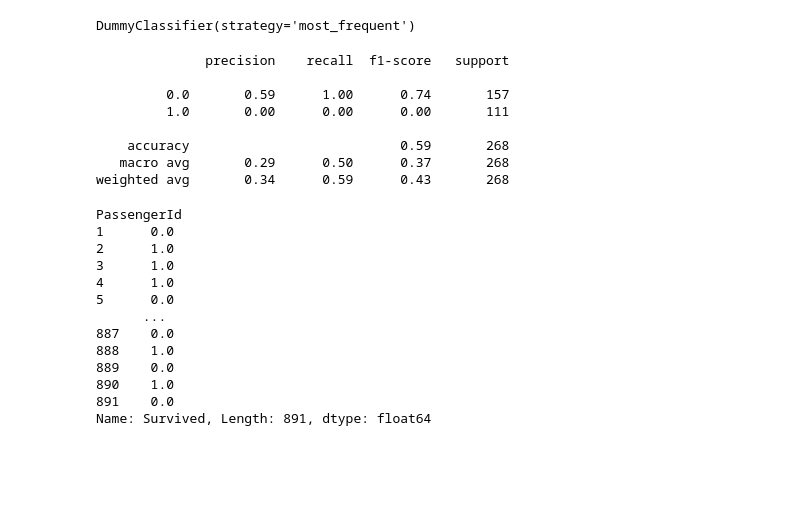
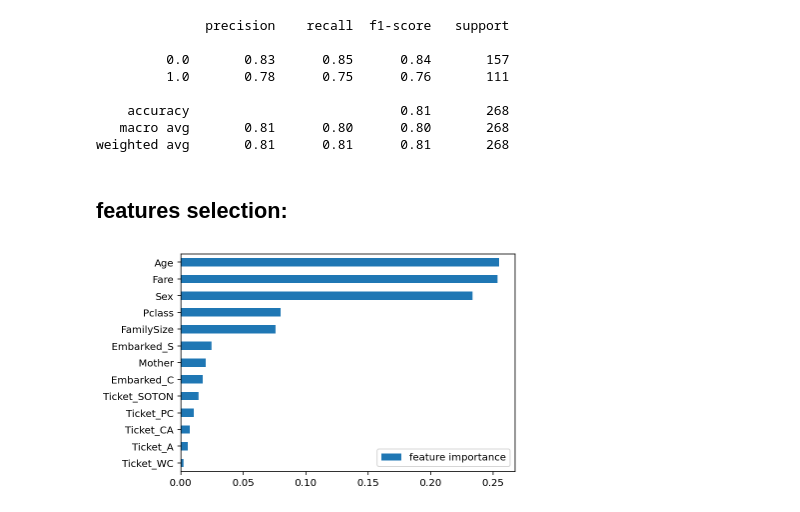
Before and after one commit to dmashchenko/titanic, a Jupyter notebook: titanic.ipynb, the cells around one changed output. Saved outputs shown, nothing was run; the diff lists cells and outputs as text; code cells hidden in the pictures; blank space fills up the shorter version.

```diff
--- a/titanic.ipynb
+++ b/titanic.ipynb
@@ -34,0 +18,30 @@ df = df.drop(['Name'],axis=1)
+# %%
+columns = ['Survived', 'PassengerId', 'Pclass', 'Sex', 'SibSp', 'Parch', 'Fare', 'Name', 'Age', 'Embarked', 'Ticket']
+traindf = pd.read_csv('train.csv', usecols=columns).set_index('PassengerId',)
+testdf = pd.read_csv('test.csv', usecols=columns[1:]).set_index('PassengerId')
+df = pd.concat([traindf, testdf], axis=0, sort=False)
+
+df.Sex.replace({'male':1, 'female':0}, inplace=True)
+df['FamilySize'] = df.SibSp + df.Parch + 1
+
+df['Title'] = df.Name.str.extract(' ([A-Za-z]+)\.', expand=False)
+df['Title'] = df.Title.replace('Ms','Miss')
+df['Title'] = df.Title.replace('Mlle','Miss')
+df['Title'] = df.Title.replace('Mme','Mrs')
+df['Title'] = df.Title.apply(titanic_tools.replace_not_important_with_others)
+df.drop('Name',axis=1, inplace=True)
+
+df['Mother'] = np.where((df.Title=='Mrs') & (df.Parch >0), 1, 0)
+
+df['Ticket'] = df.Ticket.apply(titanic_tools.extract_ticket_type)
+
+df.Age.fillna(df.Title, inplace=True)
+df.Age = df.Age.apply(titanic_tools.get_age_by_title)
+df.drop('Title',axis=1, inplace=True)
+
+df.Fare.fillna(13,inplace=True)
+df.Embarked.fillna('S',inplace=True)
+
+df = pd.get_dummies(df)
+
+df.drop(['Embarked_Q','Parch', 'SibSp', 'Ticket_NO', 'Ticket_OTHER_TICKET'],axis=1, inplace=True)
@@ -34,0 +63,3 @@ df = df.drop(['Name'],axis=1)
+# %%
+df[['Pclass','FamilySize','Fare', 'Age']] = StandardScaler().fit_transform(df[['Pclass','FamilySize','Fare','Age']])
+df.head(5)
@@ -38,35 +77,24 @@ y = df.Survived.loc[traindf.index]
 # %%
 X_train, X_test, y_train, y_test = train_test_split(X,y,test_size = 0.30, random_state=42)
 # %%
-classifier = DummyClassifier(strategy='most_frequent')
-classifier.fit(X_train,y_train)
+classifier = RandomForestClassifier(random_state=42)
+classifier.fit(X_train,y_train);
-# %% [output]
-DummyClassifier(strategy='most_frequent')
 # %%
 y_pred = classifier.predict(X_test)
 print(classification_report(y_test, y_pred))
 # %% [output]
               precision    recall  f1-score   support
 
-         0.0       0.59      1.00      0.74       157
-         1.0       0.00      0.00      0.00       111
+         0.0       0.83      0.85      0.84       157
+         1.0       0.78      0.75      0.76       111
 
-    accuracy                           0.59       268
-   macro avg       0.29      0.50      0.37       268
-weighted avg       0.34      0.59      0.43       268
+    accuracy                           0.81       268
+   macro avg       0.81      0.80      0.80       268
+weighted avg       0.81      0.81      0.81       268
-# %%
-y
-# %% [output]
-PassengerId
-1      0.0
-2      1.0
-3      1.0
-4      1.0
-5      0.0
-      ...
-887    0.0
-888    1.0
-889    0.0
-890    1.0
-891    0.0
-Name: Survived, Length: 891, dtype: float64
+# %% [markdown]
+## features selection:
+# %%
+pd.DataFrame(classifier.feature_importances_, index=X.columns, columns=['feature importance'])\
+.sort_values('feature importance').plot(kind='barh');
+# %% [output]
+[figure, added]
```
Also changed, not shown: parts of 18 cells of this notebook, 3 other files.
